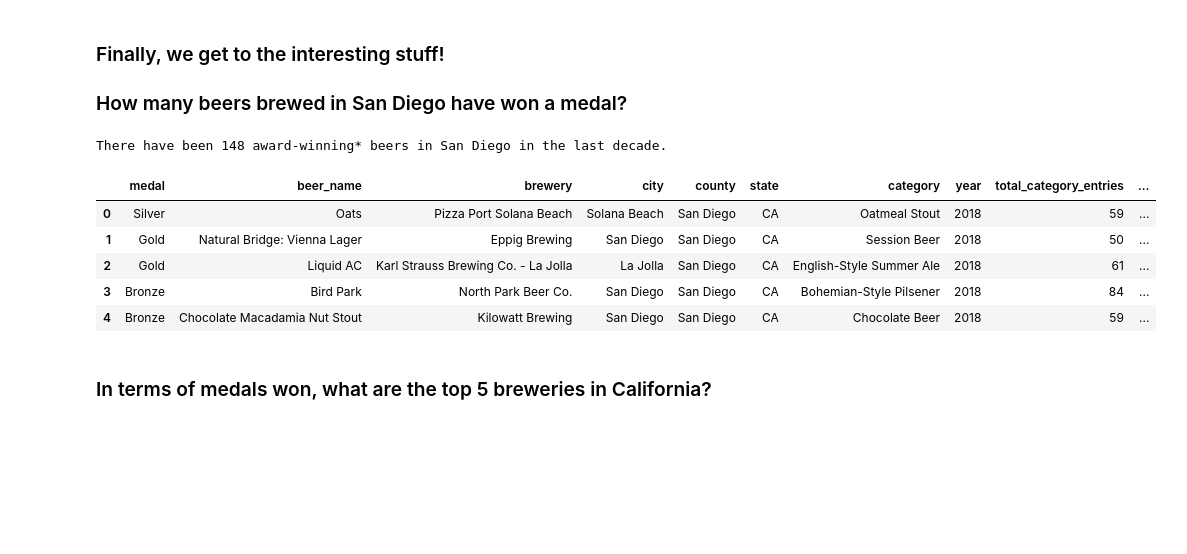
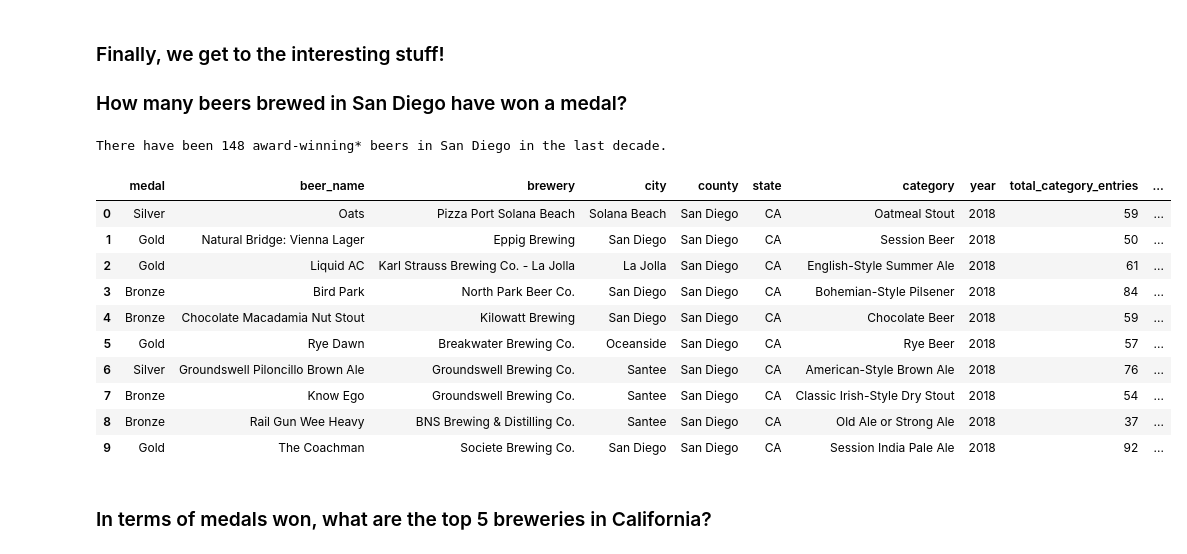
Before and after one commit to jbizzlefoshizzle/Project-1, a Jupyter notebook: Presentation Notebook.ipynb, the cells around one changed output. Cells and saved outputs as stored; diff of their text form; code cells hidden in the pictures; blank space fills up the shorter version.

```diff
--- a/Presentation Notebook.ipynb
+++ b/Presentation Notebook.ipynb
@@ -116,21 +116,26 @@ There have been 553 award-winning* beers in California in the last decade.
 # %%
 temp = cal_data[cal_data['county'] == 'San Diego']
 temp.reset_index(inplace=True)
 sd_number = temp['index'].count()
 print(f'There have been {sd_number} award-winning* beers in San Diego in the last decade.')
 sd_data = temp.drop(columns=['index'], axis=1)
 sd_data = sd_data.sort_values('year', ascending=False)
 sd_data.reset_index(inplace=True)
 sd_data = sd_data.drop(columns=['index'],axis=1)
-sd_data.head()
+sd_data.head(10)
 # %% [output]
 There have been 148 award-winning* beers in San Diego in the last decade.
 |  | medal | beer_name | brewery | city | county | state | category | year | total_category_entries | ... |
 | 0 | Silver | Oats | Pizza Port Solana Beach | Solana Beach | San Diego | CA | Oatmeal Stout | 2018 | 59 | ... |
 | 1 | Gold | Natural Bridge: Vienna Lager | Eppig Brewing | San Diego | San Diego | CA | Session Beer | 2018 | 50 | ... |
 | 2 | Gold | Liquid AC | Karl Strauss Brewing Co. - La Jolla | La Jolla | San Diego | CA | English-Style Summer Ale | 2018 | 61 | ... |
 | 3 | Bronze | Bird Park | North Park Beer Co. | San Diego | San Diego | CA | Bohemian-Style Pilsener | 2018 | 84 | ... |
 | 4 | Bronze | Chocolate Macadamia Nut Stout | Kilowatt Brewing | San Diego | San Diego | CA | Chocolate Beer | 2018 | 59 | ... |
+| 5 | Gold | Rye Dawn | Breakwater Brewing Co. | Oceanside | San Diego | CA | Rye Beer | 2018 | 57 | ... |
+| 6 | Silver | Groundswell Piloncillo Brown Ale | Groundswell Brewing Co. | Santee | San Diego | CA | American-Style Brown Ale | 2018 | 76 | ... |
+| 7 | Bronze | Know Ego | Groundswell Brewing Co. | Santee | San Diego | CA | Classic Irish-Style Dry Stout | 2018 | 54 | ... |
+| 8 | Bronze | Rail Gun Wee Heavy | BNS Brewing & Distilling Co. | Santee | San Diego | CA | Old Ale or Strong Ale | 2018 | 37 | ... |
+| 9 | Gold | The Coachman | Societe Brewing Co. | San Diego | San Diego | CA | Session India Pale Ale | 2018 | 92 | ... |
 # %% [markdown]
 ### In terms of medals won, what are the top 5 breweries in California?
 # %%
```
Also changed, not shown: parts of 7 cells of this notebook.
